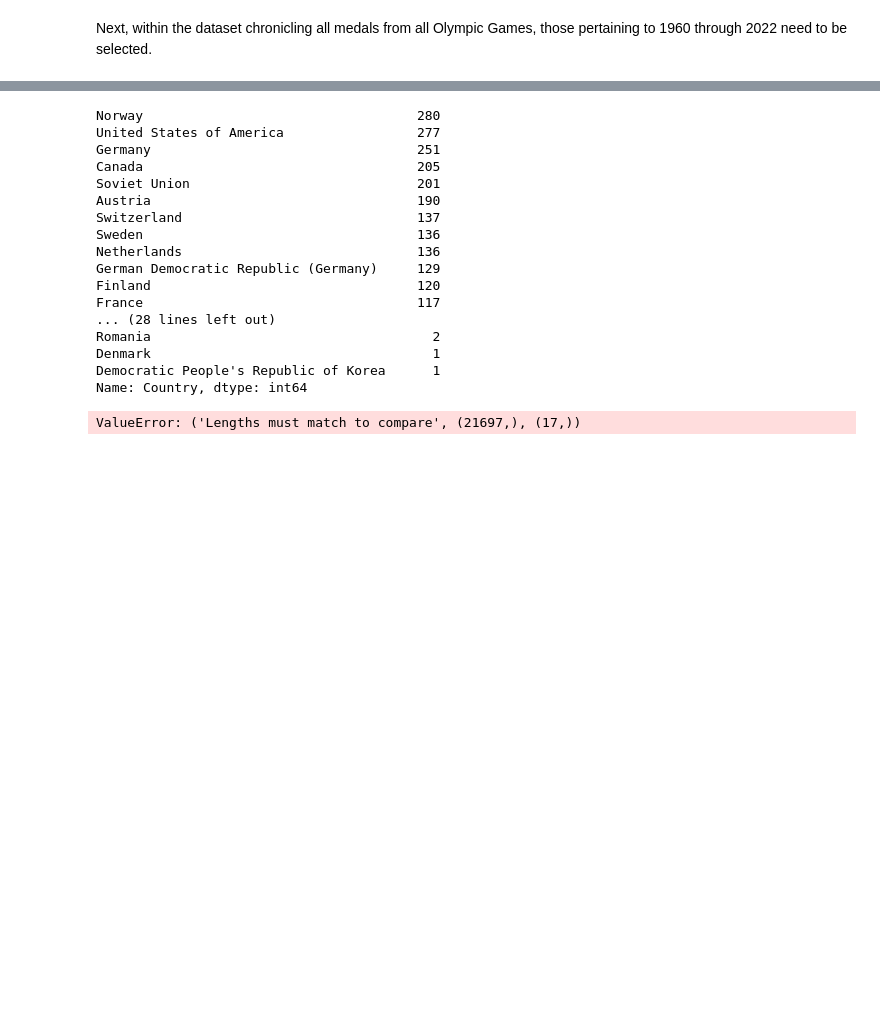
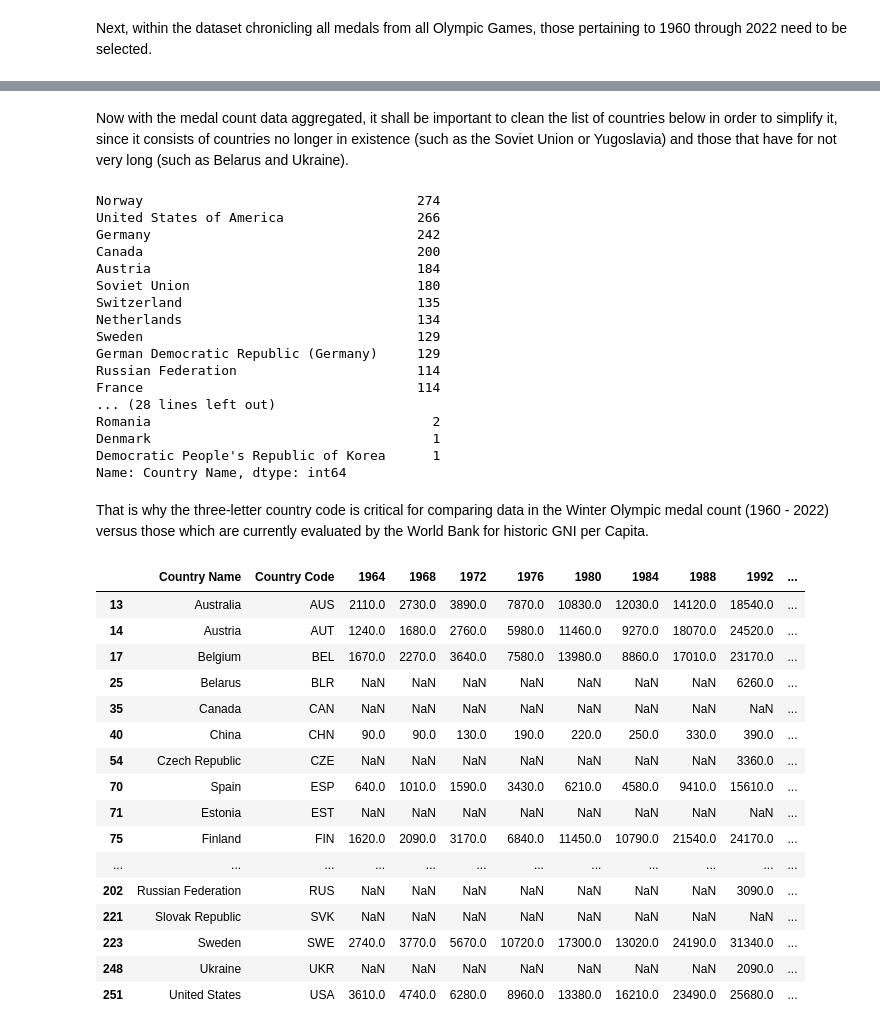
Before and after one commit to jchatterjee/nycdsa_python_project, a Jupyter notebook: JChatterjee Python Project.ipynb, the cells around one changed output, grey strips where cells are left out. Drawn from its saved outputs; the diff is of its cells as text; code cells hidden in the pictures; blank space fills up the shorter version.

```diff
--- a/JChatterjee Python Project.ipynb
+++ b/JChatterjee Python Project.ipynb
@@ -113,25 +113,57 @@ winter_medal_table
+# %% [markdown]
+Now with the medal count data aggregated, it shall be important to clean the list of countries below in order to simplify it, since it consists of countries no longer in existence (such as the Soviet Union or Yugoslavia) and those that have for not very long (such as Belarus and Ukraine).
 # %%
-winter_medal_table['Country'].value_counts()
+winter_medal_table['Country Name'].value_counts()
 # %% [output]
-Norway                                   280
-United States of America                 277
-Germany                                  251
-Canada                                   205
-Soviet Union                             201
-Austria                                  190
-Switzerland                              137
-Sweden                                   136
-Netherlands                              136
+Norway                                   274
+United States of America                 266
+Germany                                  242
+Canada                                   200
+Austria                                  184
+Soviet Union                             180
+Switzerland                              135
+Netherlands                              134
+Sweden                                   129
 German Democratic Republic (Germany)     129
-Finland                                  120
-France                                   117
+Russian Federation                       114
+France                                   114
 ... (28 lines left out)
 Romania                                    2
 Denmark                                    1
 Democratic People's Republic of Korea      1
-Name: Country, dtype: int64
+Name: Country Name, dtype: int64
-# %%
-new_medal_table.loc[
-        (new_medal_table['Year'] == [winter_games[x][0] for x in range(len(winter_games))])]
-# %% [output]
-ValueError: ('Lengths must match to compare', (21697,), (17,))
+# %% [markdown]
+That is why the three-letter country code is critical for comparing data in the Winter Olympic medal count (1960 - 2022) versus those which are currently evaluated by the World Bank for historic GNI per Capita.
+# %%
+# Initial data dump (note: data only extends to 2020 and will have to be extrapolated)
+WB_country_list = ['Country Name', 'Country Code']
+WB_year_list = ['1964', '1968', '1972', '1976','1980', '1984', '1988', '1992',
+                '1994', '1998', '2002', '2006', '2010', '2014', '2018', '2020']
+WB_GNI_per_capita = pd.read_csv(
+    'API_NY.GNP.PCAP.CD_DS2_en_csv_v2_3889743/API_NY.GNP.PCAP.CD_DS2_en_csv_v2_3889743.csv',
+    skiprows = 4,
+    usecols = (WB_country_list + WB_year_list))
+
+# Limit list only to countries that have scored medals in the Winter Olympics
+WB_GNI_per_capita = WB_GNI_per_capita.loc[WB_GNI_per_capita['Country Code'] \
+                                          .isin(winter_medal_table['Country Code'])]
+# %%
+WB_GNI_per_capita
+# %% [output]
+|  | Country Name | Country Code | 1964 | 1968 | 1972 | 1976 | 1980 | 1984 | 1988 | 1992 | ... |
+| 13 | Australia | AUS | 2110.0 | 2730.0 | 3890.0 | 7870.0 | 10830.0 | 12030.0 | 14120.0 | 18540.0 | ... |
+| 14 | Austria | AUT | 1240.0 | 1680.0 | 2760.0 | 5980.0 | 11460.0 | 9270.0 | 18070.0 | 24520.0 | ... |
+| 17 | Belgium | BEL | 1670.0 | 2270.0 | 3640.0 | 7580.0 | 13980.0 | 8860.0 | 17010.0 | 23170.0 | ... |
+| 25 | Belarus | BLR | NaN | NaN | NaN | NaN | NaN | NaN | NaN | 6260.0 | ... |
+| 35 | Canada | CAN | NaN | NaN | NaN | NaN | NaN | NaN | NaN | NaN | ... |
+| 40 | China | CHN | 90.0 | 90.0 | 130.0 | 190.0 | 220.0 | 250.0 | 330.0 | 390.0 | ... |
+| 54 | Czech Republic | CZE | NaN | NaN | NaN | NaN | NaN | NaN | NaN | 3360.0 | ... |
+| 70 | Spain | ESP | 640.0 | 1010.0 | 1590.0 | 3430.0 | 6210.0 | 4580.0 | 9410.0 | 15610.0 | ... |
+| 71 | Estonia | EST | NaN | NaN | NaN | NaN | NaN | NaN | NaN | NaN | ... |
+| 75 | Finland | FIN | 1620.0 | 2090.0 | 3170.0 | 6840.0 | 11450.0 | 10790.0 | 21540.0 | 24170.0 | ... |
+| ... | ... | ... | ... | ... | ... | ... | ... | ... | ... | ... | ... |
+| 202 | Russian Federation | RUS | NaN | NaN | NaN | NaN | NaN | NaN | NaN | 3090.0 | ... |
+| 221 | Slovak Republic | SVK | NaN | NaN | NaN | NaN | NaN | NaN | NaN | NaN | ... |
+| 223 | Sweden | SWE | 2740.0 | 3770.0 | 5670.0 | 10720.0 | 17300.0 | 13020.0 | 24190.0 | 31340.0 | ... |
+| 248 | Ukraine | UKR | NaN | NaN | NaN | NaN | NaN | NaN | NaN | 2090.0 | ... |
+| 251 | United States | USA | 3610.0 | 4740.0 | 6280.0 | 8960.0 | 13380.0 | 16210.0 | 23490.0 | 25680.0 | ... |
```
Also changed, not shown: parts of 5 cells of this notebook, 1 other file.
